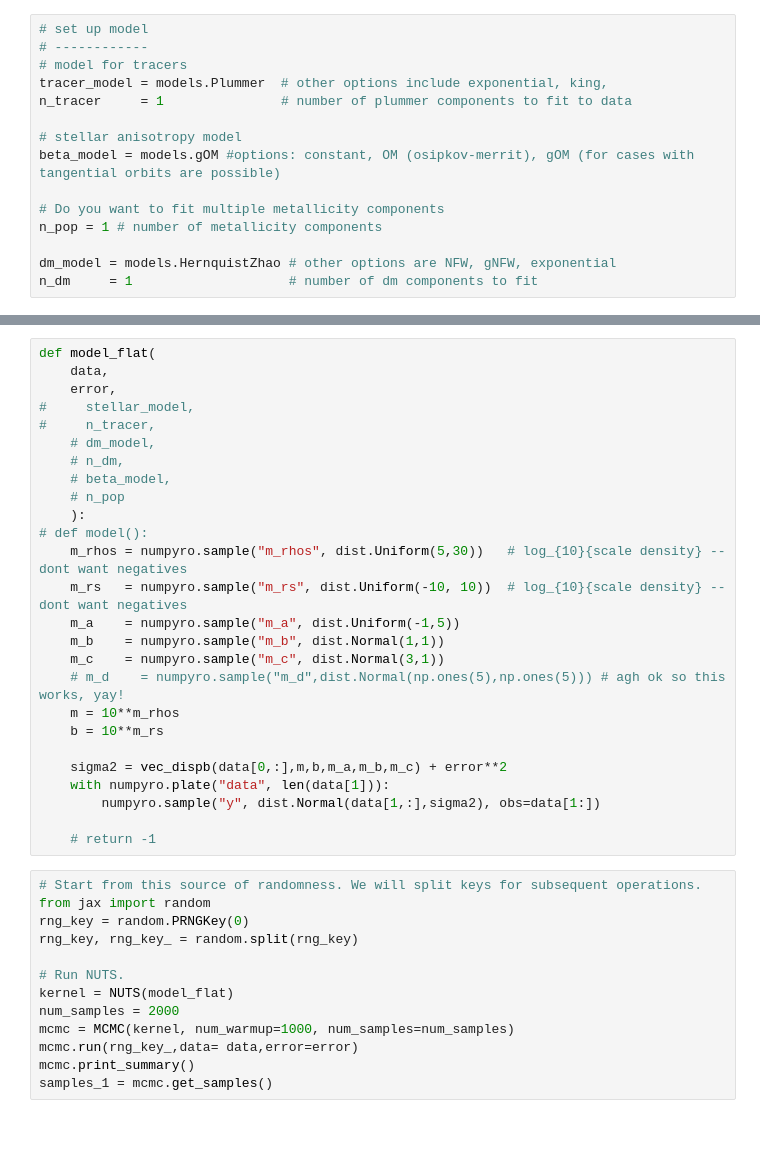
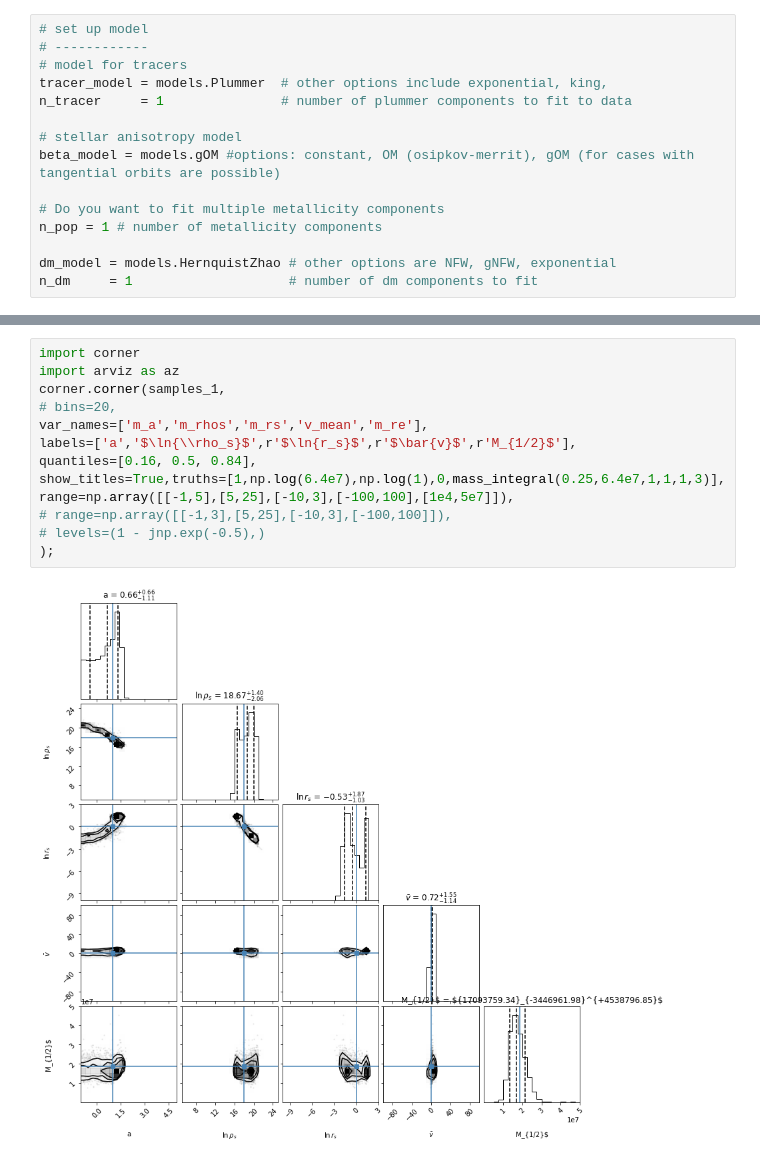
Before and after one commit to jguerra-astro/dynamicall, a Jupyter notebook: notebooks/example.ipynb, the cells around one changed output, grey strips where cells are left out. Cells and saved outputs as stored; diff of their text form; blank space fills up the shorter version.

```diff
--- a/notebooks/example.ipynb
+++ b/notebooks/example.ipynb
@@ -229,39 +253,15 @@ WARNING:root:Too few points to create valid contours
-# %%
-def model_flat(
-    data,
-    error,
-#     stellar_model,
-#     n_tracer,
-    # dm_model,
-    # n_dm,
-    # beta_model,
-    # n_pop
-    ):
-# def model():
-    m_rhos = numpyro.sample("m_rhos", dist.Uniform(5,30))   # log_{10}{scale density} -- dont want negatives
-    m_rs   = numpyro.sample("m_rs", dist.Uniform(-10, 10))  # log_{10}{scale density} -- dont want negatives
-    m_a    = numpyro.sample("m_a", dist.Uniform(-1,5))
-    m_b    = numpyro.sample("m_b", dist.Normal(1,1))
-    m_c    = numpyro.sample("m_c", dist.Normal(3,1))
-    # m_d    = numpyro.sample("m_d",dist.Normal(np.ones(5),np.ones(5))) # agh ok so this works, yay!
-    m = 10**m_rhos
-    b = 10**m_rs
-
-    sigma2 = vec_dispb(data[0,:],m,b,m_a,m_b,m_c) + error**2
-    with numpyro.plate("data", len(data[1])):
-        numpyro.sample("y", dist.Normal(data[1,:],sigma2), obs=data[1:])
-
-    # return -1
-# %%
-# Start from this source of randomness. We will split keys for subsequent operations.
-from jax import random
-rng_key = random.PRNGKey(0)
-rng_key, rng_key_ = random.split(rng_key)
-
-# Run NUTS.
-kernel = NUTS(model_flat)
-num_samples = 2000
-mcmc = MCMC(kernel, num_warmup=1000, num_samples=num_samples)
-mcmc.run(rng_key_,data= data,error=error)
-mcmc.print_summary()
-samples_1 = mcmc.get_samples()
+# %%
+import corner
+import arviz as az
+corner.corner(samples_1,
+# bins=20,
+var_names=['m_a','m_rhos','m_rs','v_mean','m_re'],
+labels=['a','$\ln{\\rho_s}$',r'$\ln{r_s}$',r'$\bar{v}$',r'M_{1/2}$'],
+quantiles=[0.16, 0.5, 0.84],
+show_titles=True,truths=[1,np.log(6.4e7),np.log(1),0,mass_integral(0.25,6.4e7,1,1,1,3)],
+range=np.array([[-1,5],[5,25],[-10,3],[-100,100],[1e4,5e7]]),
+# range=np.array([[-1,3],[5,25],[-10,3],[-100,100]]),
+# levels=(1 - jnp.exp(-0.5),)
+);
+# %% [output]
+[figure, added]
```
Also changed, not shown: parts of 13 cells of this notebook, 11 other files.
